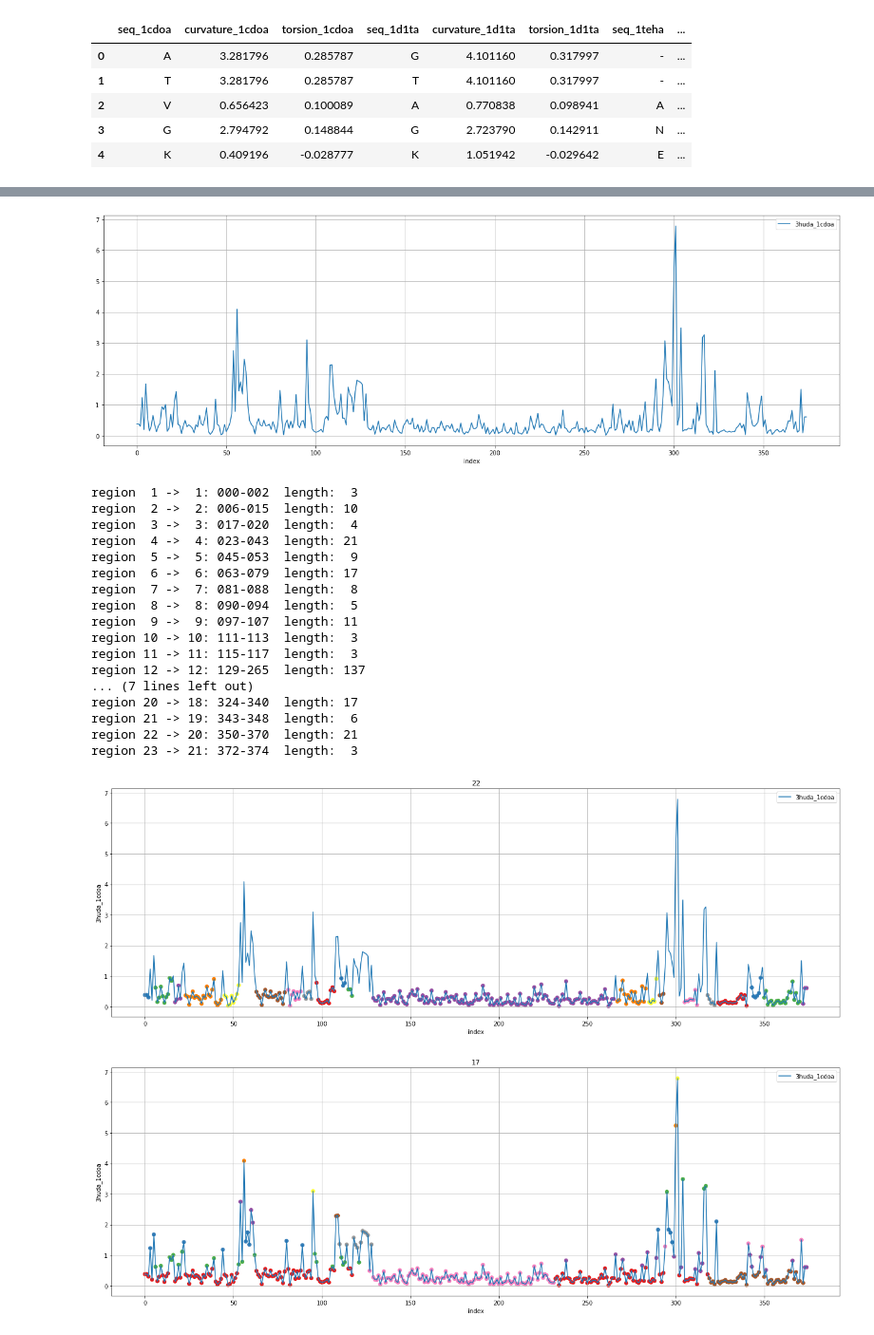
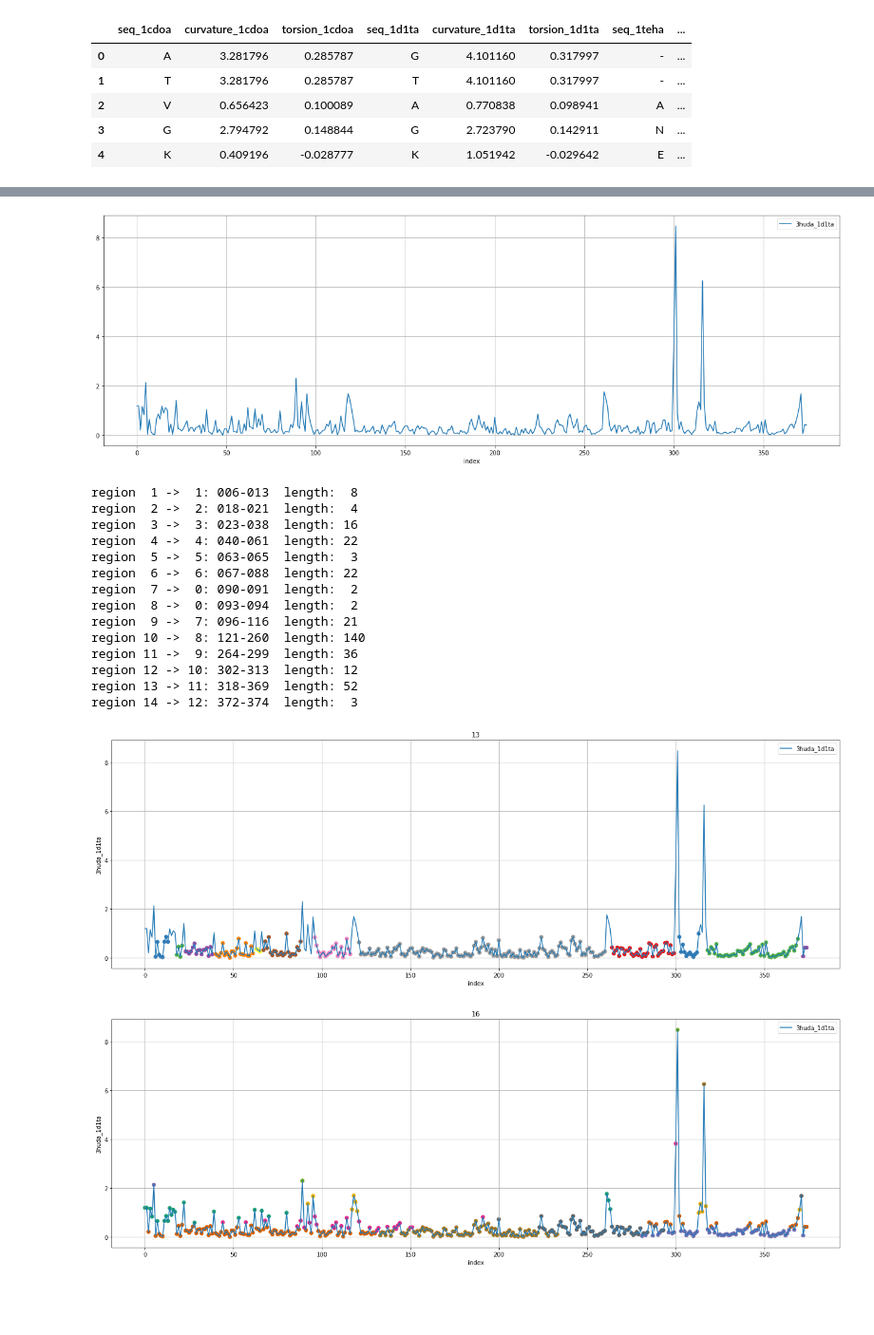
Before and after one commit to rwmontalvao/Melodia_py, a Jupyter notebook: examples/nb_py_melodia_pir_similarity.ipynb, the cells around one changed output, grey strips where cells are left out. Shown: that part at 95% size. Drawn from its saved outputs; the diff is of its cells as text; code cells hidden in the pictures; blank space fills up the shorter version.

```diff
--- a/examples/nb_py_melodia_pir_similarity.ipynb
+++ b/examples/nb_py_melodia_pir_similarity.ipynb
@@ -108,7 +108,7 @@ dfa.head()
 | 3 | G | 2.794792 | 0.148844 | G | 2.723790 | 0.142911 | N | ... |
 | 4 | K | 0.409196 | -0.028777 | K | 1.051942 | -0.029642 | E | ... |
 # %%
-column = columns[0]
+column = columns[1]
 df_clust = dfa[column].copy().reset_index()
 df_clust.head()
 # %% [output]
@@ -122,7 +122,7 @@ df_clust.head()
 df_clust.plot(x='index', y=column, figsize=(6.4*3.5, 4.8*1.5))
 plt.grid();
 # %% [output]
-[figure, old version]
+[figure, new version]
 # %%
 threshold = 1.0
 
@@ -169,23 +169,20 @@ for key, values in regions.items():
         for j in values:
             clabels[j] = 0
 # %% [output]
-region  1 ->  1: 000-002  length:  3
-region  2 ->  2: 006-015  length: 10
-region  3 ->  3: 017-020  length:  4
-region  4 ->  4: 023-043  length: 21
-region  5 ->  5: 045-053  length:  9
-region  6 ->  6: 063-079  length: 17
-region  7 ->  7: 081-088  length:  8
-region  8 ->  8: 090-094  length:  5
-region  9 ->  9: 097-107  length: 11
-region 10 -> 10: 111-113  length:  3
-region 11 -> 11: 115-117  length:  3
-region 12 -> 12: 129-265  length: 137
-... (7 lines left out)
-region 20 -> 18: 324-340  length: 17
-region 21 -> 19: 343-348  length:  6
-region 22 -> 20: 350-370  length: 21
-region 23 -> 21: 372-374  length:  3
+region  1 ->  1: 006-013  length:  8
+region  2 ->  2: 018-021  length:  4
+region  3 ->  3: 023-038  length: 16
+region  4 ->  4: 040-061  length: 22
+region  5 ->  5: 063-065  length:  3
+region  6 ->  6: 067-088  length: 22
+region  7 ->  0: 090-091  length:  2
+region  8 ->  0: 093-094  length:  2
+region  9 ->  7: 096-116  length: 21
+region 10 ->  8: 121-260  length: 140
+region 11 ->  9: 264-299  length: 36
+region 12 -> 10: 302-313  length: 12
+region 13 -> 11: 318-369  length: 52
+region 14 -> 12: 372-374  length:  3
 # %%
 n_clusters = max(clabels)+1
 
@@ -197,20 +194,20 @@ df_clust.plot(x='index', y=column, figsize=(6.4*3.5, 4.8*1.5), ax=ax)
 plt.title(f'{n_clusters}')
 plt.grid()
 # %% [output]
-[figure, old version]
+[figure, new version]
 # %%
 X = StandardScaler().fit_transform(df_clust)
 # %%
 birch_model = cluster.Birch(threshold=0.4, n_clusters=None).fit(X)
 
 n_clusters = max(birch_model.labels_)+1
 
-color_palette = sns.color_palette('Set1', n_clusters)
+color_palette = sns.color_palette('Dark2', n_clusters)
 cluster_colors = [color_palette[x] if x >= 0 else (0.0, 0.5, 0.0) for x in birch_model.labels_]
 
 ax = df_clust.plot.scatter(x='index', y=column, s=50, linewidth=0, c=cluster_colors, alpha=1.0, figsize=(6.4*3.5, 4.8*1.5))
 df_clust.plot(x='index', y=column, figsize=(6.4*3.5, 4.8*1.5), ax=ax)
 plt.title(f'{n_clusters}')
 plt.grid();
 # %% [output]
-[figure, old version]
+[figure, new version]
```
Also changed, not shown: parts of 1 cell of this notebook.
